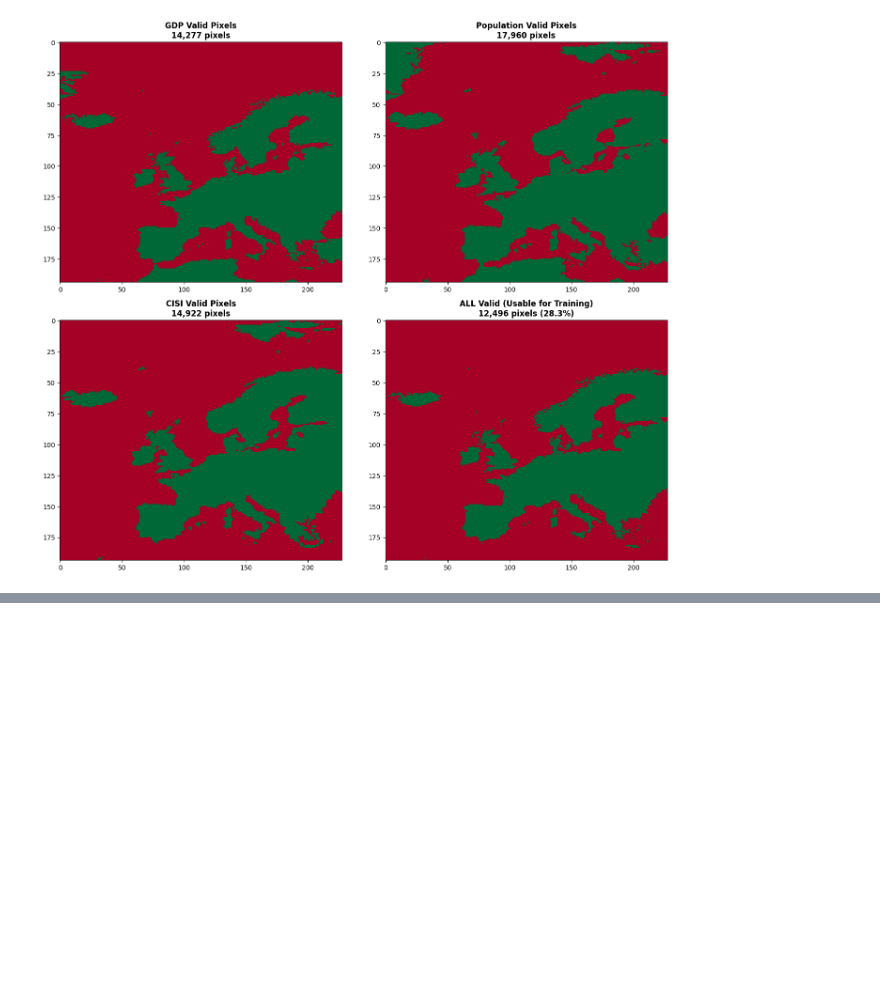
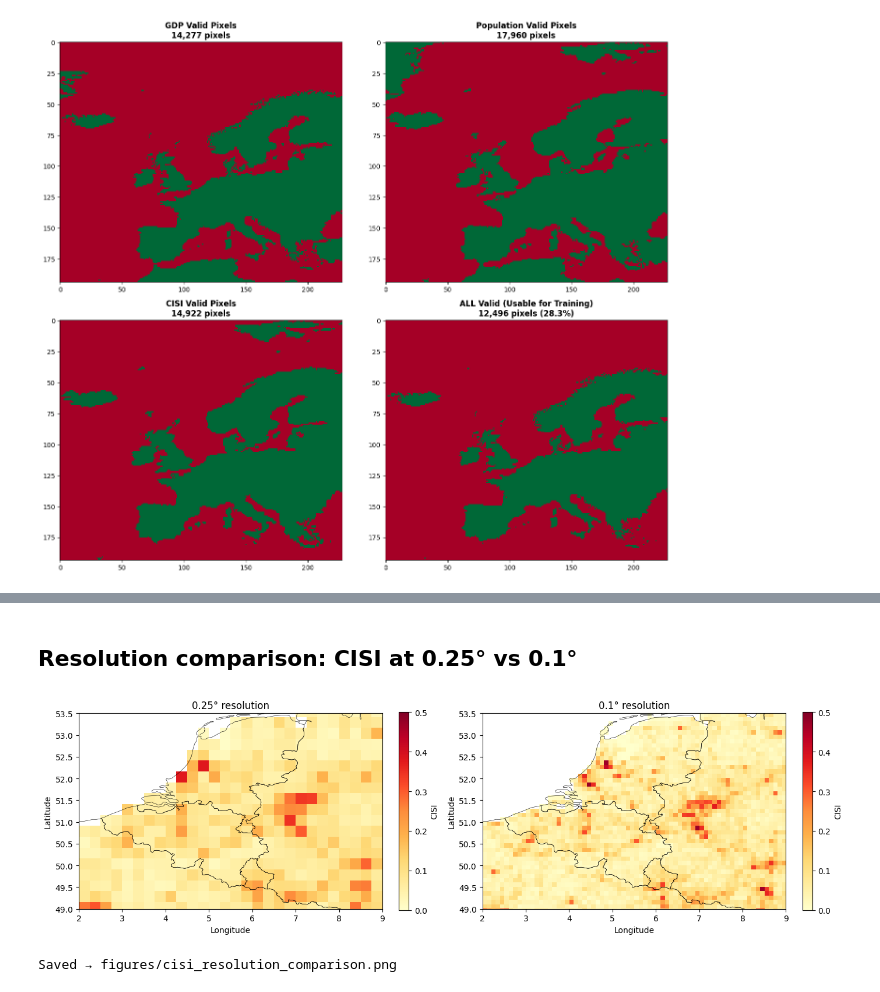
Before and after one commit to Messanella/Thesis_code, a Jupyter notebook: plotting_data.ipynb, the cells around one changed output, grey strips where cells are left out. Cells and saved outputs as stored; diff of their text form; code cells hidden in the pictures; blank space fills up the shorter version.

```diff
--- a/plotting_data.ipynb
+++ b/plotting_data.ipynb
@@ -353,2 +353,77 @@ POP FILE INFO
 
 SUMMARY: 17/20 patches had NaNs in GDP/Pop.
+# %% [markdown]
+## Resolution comparison: CISI at 0.25° vs 0.1°
+# %%
+import numpy as np, rasterio, geopandas as gpd, matplotlib.pyplot as plt
+from rasterio.warp import reproject, Resampling
+
+SHP_PATH = r'ne_10m_admin_0_countries\ne_10m_admin_0_countries.shp'
+world = gpd.read_file(SHP_PATH)
+
+# ── Load rasters ──────────────────────────────────────────────────────────────
+with rasterio.open(r'READY_data\labels\CISI_025deg.tif') as s:
+    cisi_025  = s.read(1).astype(np.float32)
+    ext_025   = [s.bounds.left, s.bounds.right, s.bounds.bottom, s.bounds.top]
+    nd_025    = s.nodata
+    prof_025  = s.profile
+
+with rasterio.open(r'READY_data\labels\CISI_010deg.tif') as s:
+    cisi_010 = s.read(1).astype(np.float32)
+    bounds   = s.bounds
+    nd_010   = s.nodata
+    prof_010 = s.profile
+
+with rasterio.open(r'READY_data\labels\eu_mask_010deg.tif') as s:
+    mask_010      = s.read(1).astype(np.float32)
+    mask_010_prof = s.profile
+
+ext_010 = [bounds.left, bounds.right, bounds.bottom, bounds.top]
+
+# ── Coarsen EU mask from 0.1° down to 0.25° ──────────────────────────────────
+mask_025 = np.zeros((prof_025['height'], prof_025['width']), dtype=np.float32)
+reproject(
+    source=mask_010,
+    destination=mask_025,
+    src_transform=mask_010_prof['transform'],
+    src_crs=mask_010_prof['crs'],
+    dst_transform=prof_025['transform'],
+    dst_crs=prof_025['crs'],
+    resampling=Resampling.nearest,
+)
+mask_025 = mask_025.astype(bool)
+
+# ── Apply masks ───────────────────────────────────────────────────────────────
+if nd_025 is not None:
+    cisi_025 = np.where(cisi_025 == nd_025, np.nan, cisi_025)
+cisi_025 = np.where(mask_025, cisi_025, np.nan)
+
+cisi_010 = np.where(mask_010.astype(bool), cisi_010, np.nan)
+if nd_010 is not None:
+    cisi_010 = np.where(cisi_010 == nd_010, np.nan, cisi_010)
+
+# ── Plot ──────────────────────────────────────────────────────────────────────
+fig, axes = plt.subplots(1, 2, figsize=(14, 7))
+
+for ax, data, ext, title in [
+    (axes[0], cisi_025, ext_025, '0.25° resolution'),
+    (axes[1], cisi_010, ext_010, '0.1° resolution'),
+]:
+    im = ax.imshow(data, cmap='YlOrRd', vmin=0, vmax=0.5,
+                   origin='upper', extent=ext, aspect='auto')
+    world.boundary.plot(ax=ax, linewidth=0.4, color='black')
+    ax.set_xlim(2, 9)
+    ax.set_ylim(49, 53.5)
+    ax.set_title(title, fontsize=12)
+    ax.set_xlabel('Longitude')
+    ax.set_ylabel('Latitude')
+    plt.colorbar(im, ax=ax, label='CISI', fraction=0.03)
+
+# fig.suptitle('Spatial resolution comparison — historic CISI (Benelux & Ruhr)', fontsize=13, fontweight='bold')
+plt.tight_layout()
+plt.savefig('figures/cisi_resolution_comparison.png', dpi=150, bbox_inches='tight')
+plt.show()
+print("Saved \u2192 figures/cisi_resolution_comparison.png")
+# %% [output]
+[figure, added]
+Saved → figures/cisi_resolution_comparison.png
```
Also changed, not shown: parts of 1 cell of this notebook, 10 other files.
